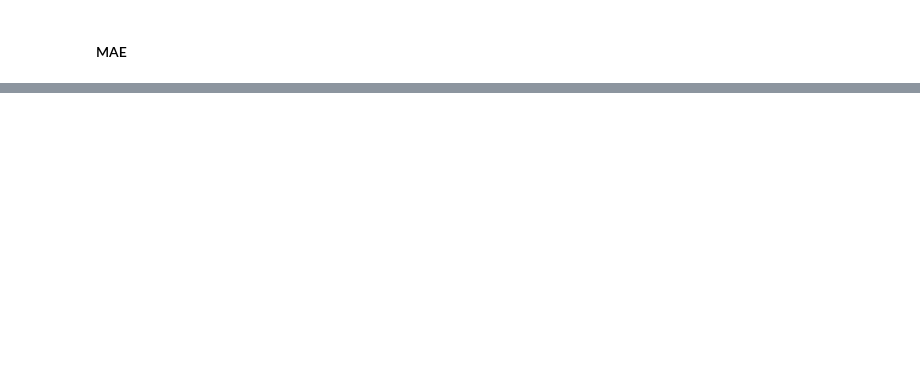
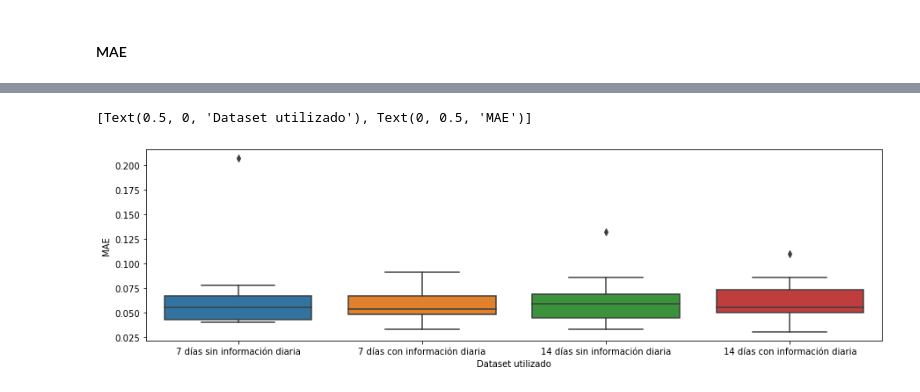
Before and after one commit to AlexMtGit/TFG, a Jupyter notebook: Notebooks/03_MLP.ipynb, the cells around one changed output, grey strips where cells are left out. Drawn from its saved outputs; the diff is of its cells as text; code cells hidden in the pictures; blank space fills up the shorter version.

```diff
--- a/Notebooks/03_MLP.ipynb
+++ b/Notebooks/03_MLP.ipynb
@@ -285,2 +272,7 @@ errores_training_mae
 # %%
 errores_training_mae.to_csv("./mlp_mae_training.csv")
+# %%
+sns.boxplot(data=errores_training_mae).set(xlabel='Dataset utilizado', ylabel='MAE')
+# %% [output]
+[Text(0.5, 0, 'Dataset utilizado'), Text(0, 0.5, 'MAE')]
+[figure, added]
```
Also changed, not shown: parts of 15 cells of this notebook, 52 other files.
